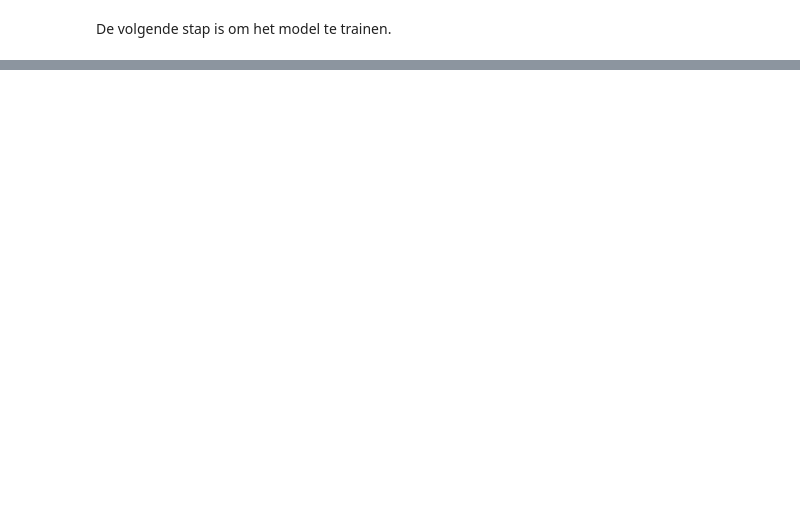
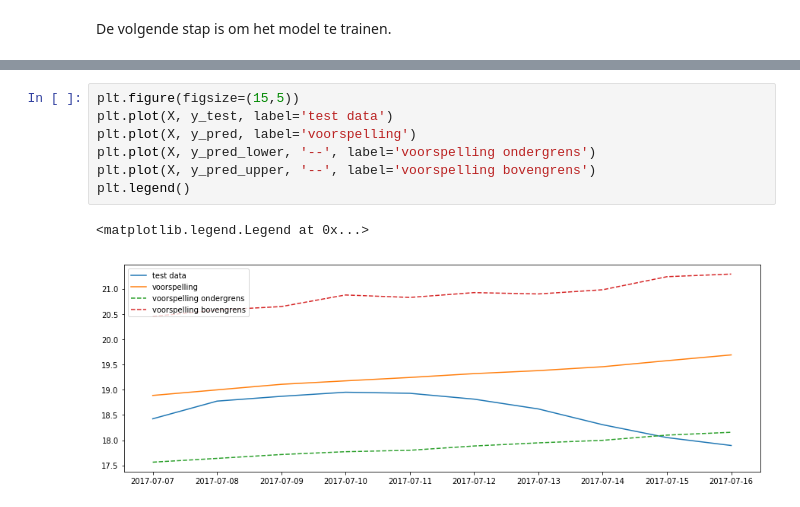
Before and after one commit to waternet/datalab_drw_tempprediction, a Jupyter notebook: Analyse_01.ipynb, the cells around one changed output, grey strips where cells are left out. Drawn from its saved outputs; the diff is of its cells as text; blank space fills up the shorter version.

```diff
--- a/Analyse_01.ipynb
+++ b/Analyse_01.ipynb
@@ -89,0 +111,10 @@ model.fit(df_hw)
+# %%
+plt.figure(figsize=(15,5))
+plt.plot(X, y_test, label='test data')
+plt.plot(X, y_pred, label='voorspelling')
+plt.plot(X, y_pred_lower, '--', label='voorspelling ondergrens')
+plt.plot(X, y_pred_upper, '--', label='voorspelling bovengrens')
+plt.legend()
+# %% [output]
+<matplotlib.legend.Legend at 0x...>
+[figure, added]
```
Also changed, not shown: parts of 16 cells of this notebook.
